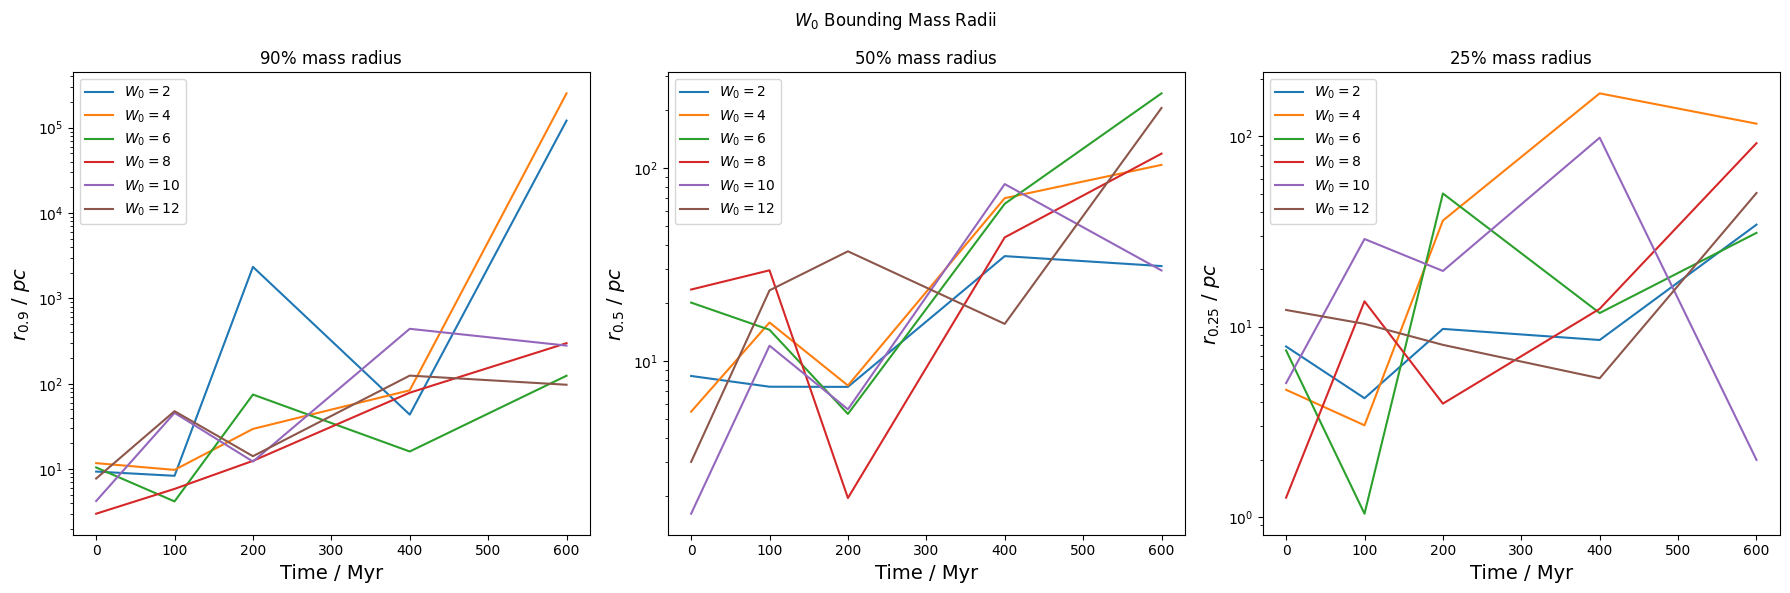
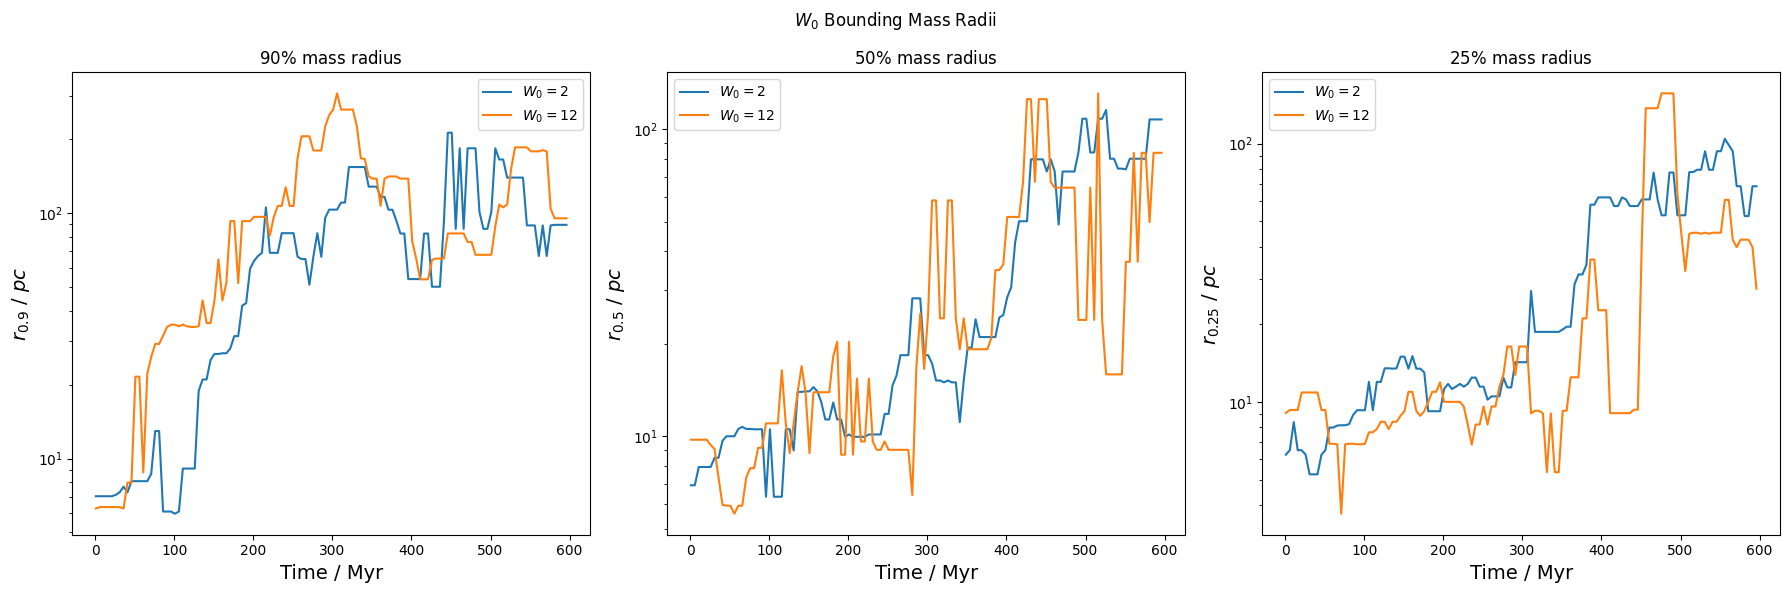
The notebook cell's code change between the first figure and the second:
--- before
+++ after
@@ -1,19 +1,16 @@
-fig, axes = plt.subplots(1, len(fractions), figsize=(6*len(fractions),6))
+fig, axes = plt.subplots(1, len(fractions), figsize=(6*len(fractions), 6))
+run_label = 'W_0'
+smoothing_width = 50  # Myr
+runs = [2, 12]
 
-run_label = 'W_0'
+for run, df in bounding_df_by_run_w0.items():
+    if run not in runs:
+        continue
 
-
-for (run, bounding_radis_by_times) in bounding_radis_by_run.items():
-    times = np.array(sorted(bounding_radis_by_times.keys()))
-
-    radii = np.array([bounding_radis_by_times[t] for t in times]) 
+    window = int(round(smoothing_width / np.median(np.diff(df['time']))))
+    radii_smooth = median_filter(df[fractions], size=(window, 1))
 
     for i, frac in enumerate(fractions):
-        axes[i].plot(
-            times,
-            radii[:, i],
-            label=fr'${run_label}={run}$'  # or run_label_map[run]
-        )
-
+        axes[i].plot(df['time'], radii_smooth[:, i], label=fr'${run_label}={run}$')
         axes[i].set_title(fr'${100*frac:.0f}\%$ mass radius')
         axes[i].set_xlabel('Time / Myr', fontsize=14)
@@ -22,10 +19,6 @@
         axes[i].set_yscale('log')
 
-       
-
-
 plt.suptitle(fr'${{{run_label}}}$ Bounding Mass Radii')
-
 plt.tight_layout()
 plt.savefig(f'Images/{run_label}_mass_radii.png')
-    
+plt.show()

Commit: Change mass profiles to be a df